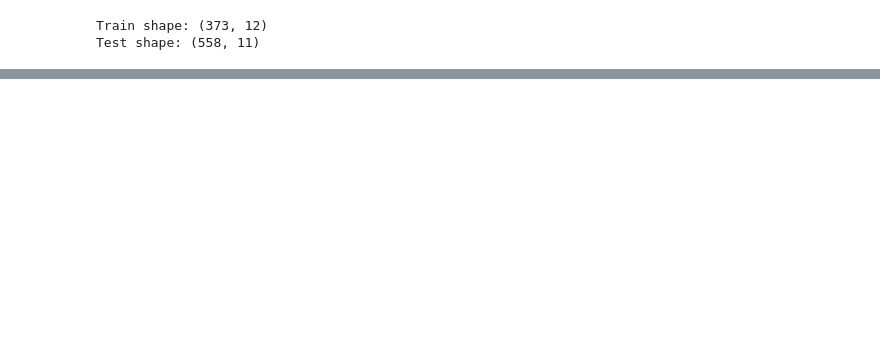
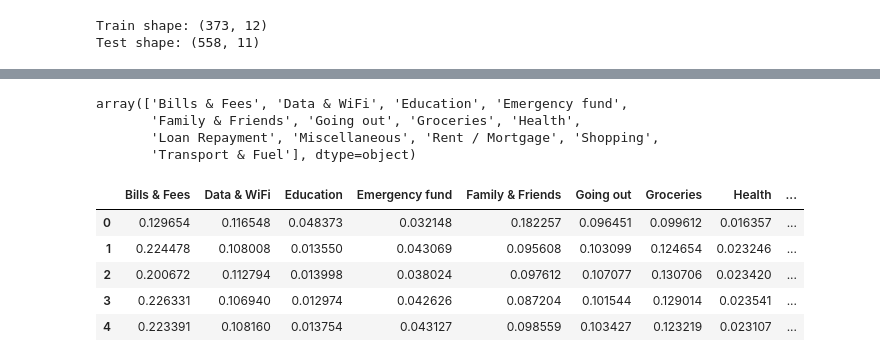
Before and after one commit to simiel/Alvin-Prediction-Zindi, a Jupyter notebook: Solution.ipynb, the cells around one changed output, grey strips where cells are left out. Drawn from its saved outputs; the diff is of its cells as text; code cells hidden in the pictures; blank space fills up the shorter version.

```diff
--- a/Solution.ipynb
+++ b/Solution.ipynb
@@ -48,0 +119,7 @@ test.head()
+# %%
+tfeatures["PURCHASED_AT"] = pd.to_datetime(tfeatures["PURCHASED_AT"])
+tfeatures["PURCHASED_AT"] = tfeatures['PURCHASED_AT'].dt.hour
+# %%
+tfeatures["IS_PURCHASE_PAID_VIA_MPESA_SEND_MONEY"] = tfeatures["IS_PURCHASE_PAID_VIA_MPESA_SEND_MONEY"].apply(binate)
+# %%
+tfeatures["USER_GENDER"] = tfeatures["USER_GENDER"].apply(binate)
@@ -48,0 +155,5 @@ test.head()
+# %%
+svm = LinearSVC()
+clf = CalibratedClassifierCV(svm)
+clf.fit(features, target)
+predictions = clf.predict_proba(tfeatures)
@@ -48,0 +176,18 @@ test.head()
+# %%
+clf.classes_
+# %% [output]
+array(['Bills & Fees', 'Data & WiFi', 'Education', 'Emergency fund',
+       'Family & Friends', 'Going out', 'Groceries', 'Health',
+       'Loan Repayment', 'Miscellaneous', 'Rent / Mortgage', 'Shopping',
+       'Transport & Fuel'], dtype=object)
+# %%
+predictions_df = pd.DataFrame(predictions)
+predictions_df.columns = clf.classes_
+predictions_df.head()
+# %% [output]
+|  | Bills & Fees | Data & WiFi | Education | Emergency fund | Family & Friends | Going out | Groceries | Health | ... |
+| 0 | 0.129654 | 0.116548 | 0.048373 | 0.032148 | 0.182257 | 0.096451 | 0.099612 | 0.016357 | ... |
+| 1 | 0.224478 | 0.108008 | 0.013550 | 0.043069 | 0.095608 | 0.103099 | 0.124654 | 0.023246 | ... |
+| 2 | 0.200672 | 0.112794 | 0.013998 | 0.038024 | 0.097612 | 0.107077 | 0.130706 | 0.023420 | ... |
+| 3 | 0.226331 | 0.106940 | 0.012974 | 0.042626 | 0.087204 | 0.101544 | 0.129014 | 0.023541 | ... |
+| 4 | 0.223391 | 0.108160 | 0.013754 | 0.043127 | 0.098559 | 0.103427 | 0.123219 | 0.023107 | ... |
```
Also changed, not shown: parts of 24 cells of this notebook, 2 other files.
